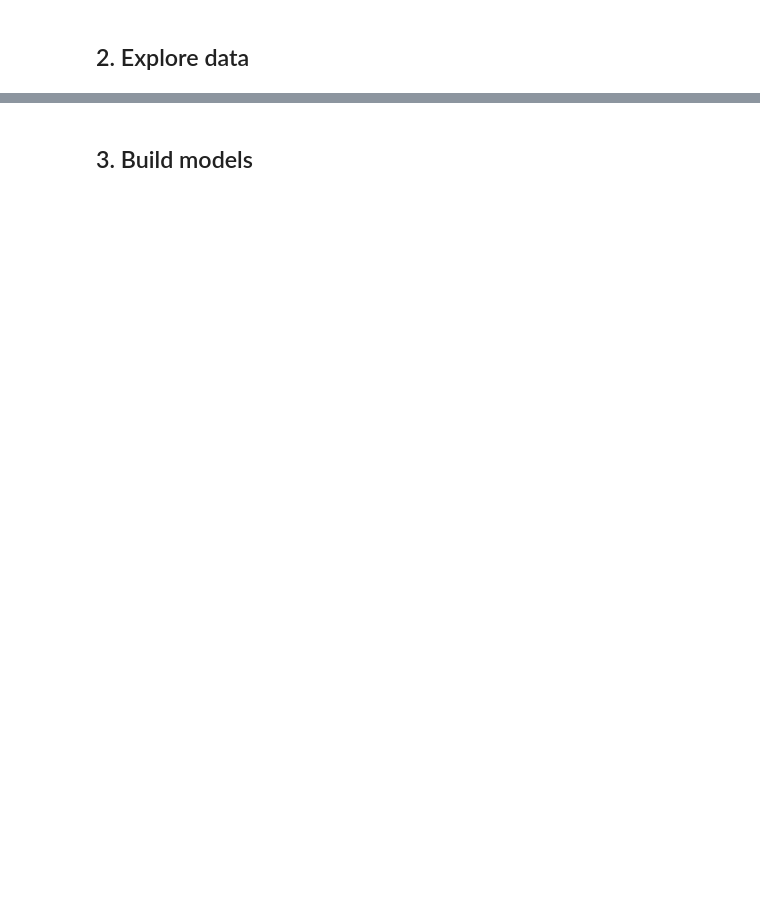
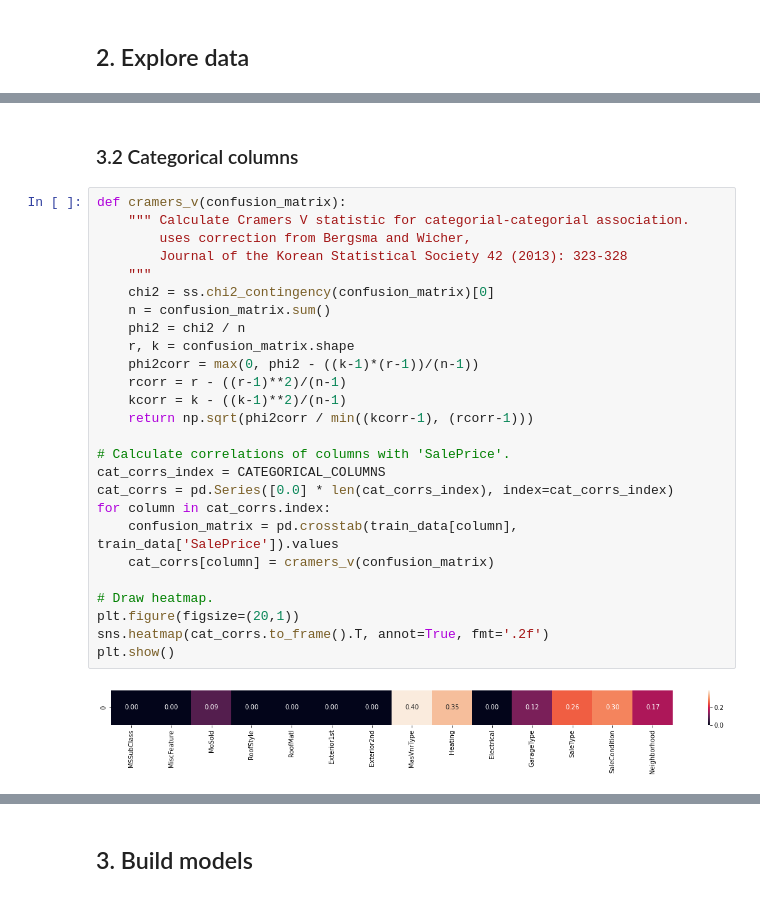
Before and after one commit to jfmdev/simple_ml, a Jupyter notebook: houses/houses.ipynb, the cells around one changed output, grey strips where cells are left out. Saved outputs shown, nothing was run; the diff lists cells and outputs as text; blank space fills up the shorter version.

```diff
--- a/houses/houses.ipynb
+++ b/houses/houses.ipynb
@@ -138,0 +146,30 @@ plt.show()
+# %% [markdown]
+### 3.2 Categorical columns
+# %%
+def cramers_v(confusion_matrix):
+    """ Calculate Cramers V statistic for categorial-categorial association.
+        uses correction from Bergsma and Wicher,
+        Journal of the Korean Statistical Society 42 (2013): 323-328
+    """
+    chi2 = ss.chi2_contingency(confusion_matrix)[0]
+    n = confusion_matrix.sum()
+    phi2 = chi2 / n
+    r, k = confusion_matrix.shape
+    phi2corr = max(0, phi2 - ((k-1)*(r-1))/(n-1))
+    rcorr = r - ((r-1)**2)/(n-1)
+    kcorr = k - ((k-1)**2)/(n-1)
+    return np.sqrt(phi2corr / min((kcorr-1), (rcorr-1)))
+
+# Calculate correlations of columns with 'SalePrice'.
+cat_corrs_index = CATEGORICAL_COLUMNS
+cat_corrs = pd.Series([0.0] * len(cat_corrs_index), index=cat_corrs_index)
+for column in cat_corrs.index:
+    confusion_matrix = pd.crosstab(train_data[column], train_data['SalePrice']).values
+    cat_corrs[column] = cramers_v(confusion_matrix)
+
+# Draw heatmap.
+plt.figure(figsize=(20,1))
+sns.heatmap(cat_corrs.to_frame().T, annot=True, fmt='.2f')
+plt.show()
+# %% [output]
+[figure, added]
```
Also changed, not shown: parts of 20 cells of this notebook.
